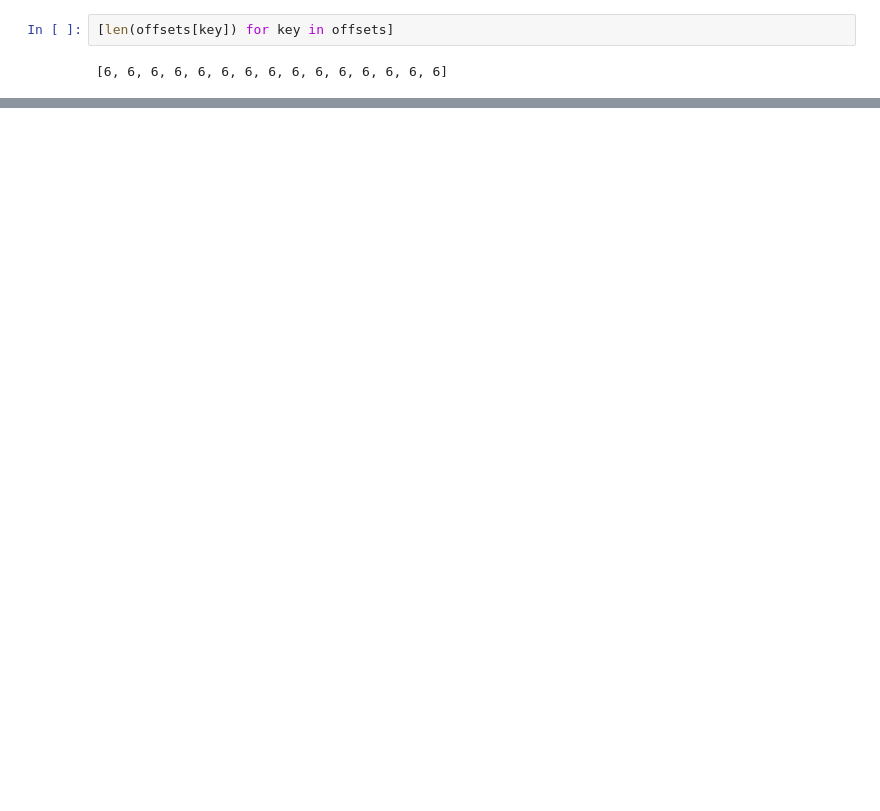
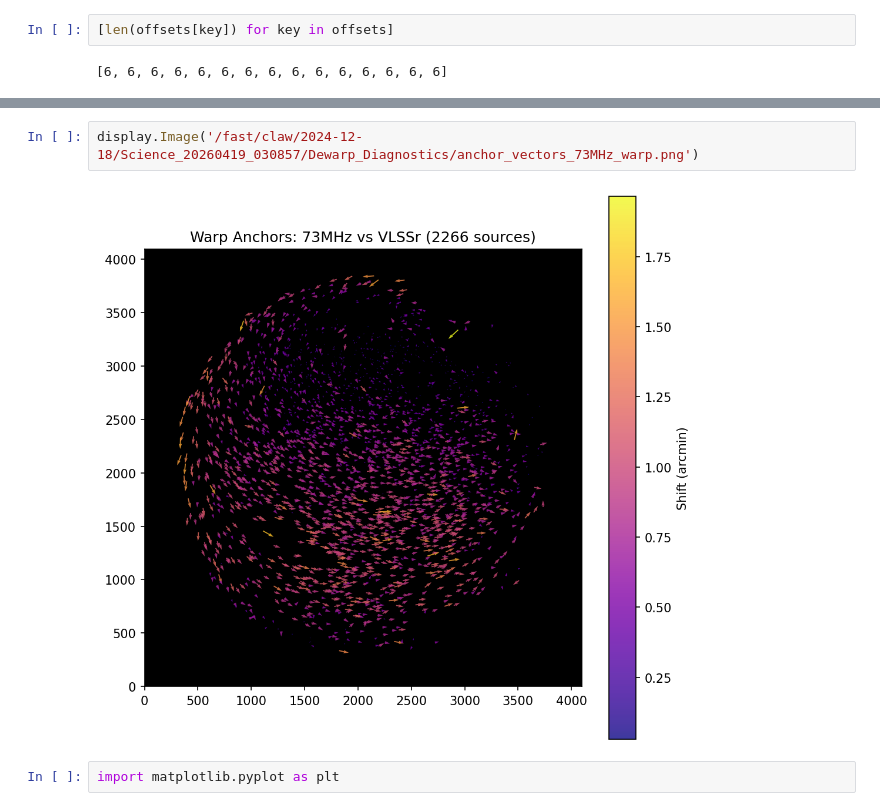
Before and after one commit to ovro-lwa/image-plane-correction, a Jupyter notebook: notebooks/optical_flow3.ipynb, the cells around one changed output, grey strips where cells are left out. Cells and saved outputs as stored; diff of their text form; blank space fills up the shorter version.

```diff
--- a/notebooks/optical_flow3.ipynb
+++ b/notebooks/optical_flow3.ipynb
@@ -77,0 +115,6 @@ plot_image(np.linalg.norm(offset_mean_vec, axis=2), vmin=0, vmax=offset_mean_mea
+# %%
+display.Image('/fast/claw/2024-12-18/Science_20260419_030857/Dewarp_Diagnostics/anchor_vectors_73MHz_warp.png')
+# %% [output]
+[figure, added]
+# %%
+import matplotlib.pyplot as plt
```
Also changed, not shown: parts of 21 cells of this notebook, 2 other files.
